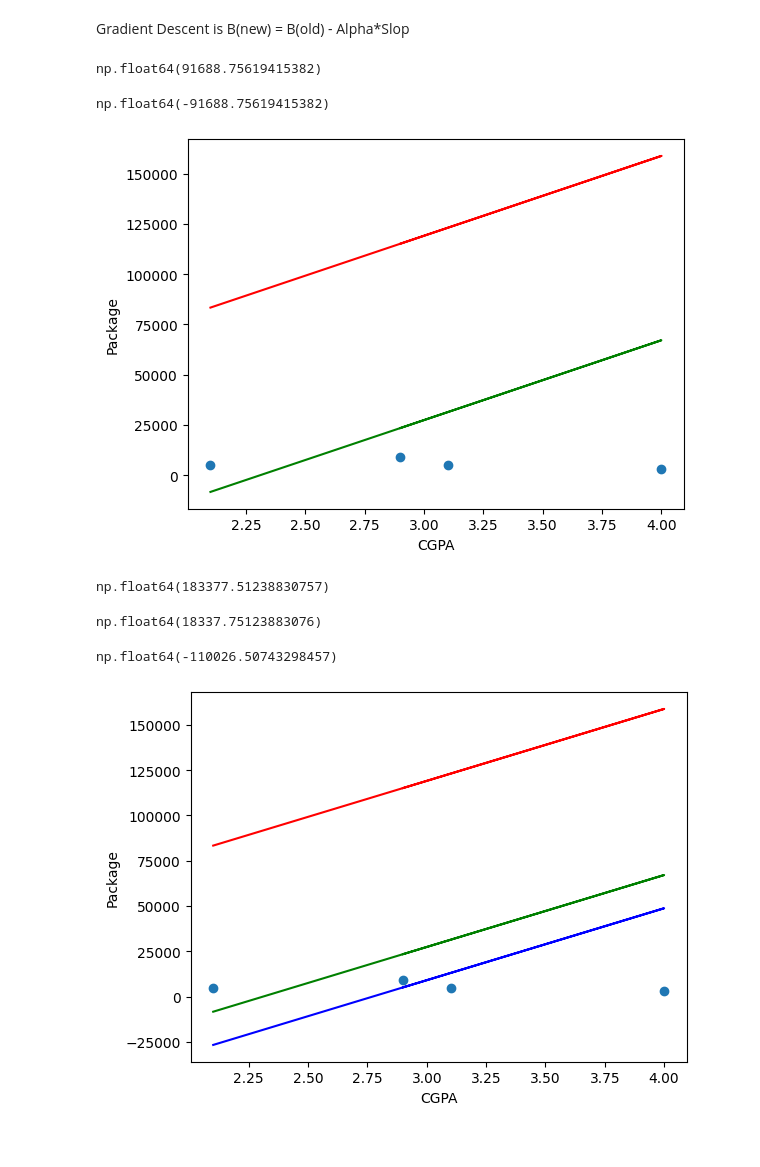
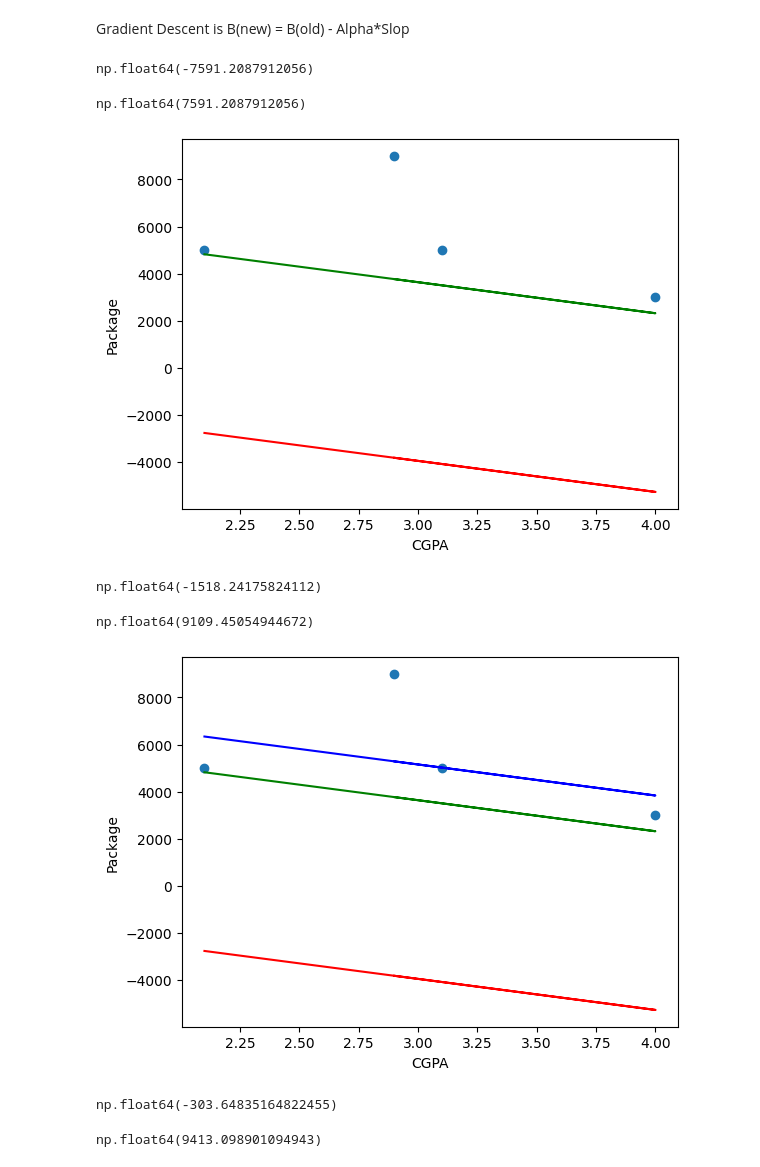
Before and after one commit to hafizzx/python-projects, a Jupyter notebook: Gradient_Descent_By_Formulas.ipynb, the cells around one changed output. Cells and saved outputs as stored; diff of their text form; code cells hidden in the pictures.

```diff
--- a/Gradient_Descent_By_Formulas.ipynb
+++ b/Gradient_Descent_By_Formulas.ipynb
@@ -82,7 +82,7 @@ plt.show()
 # %% [markdown]
 Gradient Descent is B(new) = B(old) - Alpha*Slop
 # %%
-m = 39706.09760089
+m = -1318.68131868
 b = 0
 slop = -2* np.sum((y - (m*X + b)))
 lr = 0.1
@@ -90,48 +90,47 @@ lr = 0.1
 step_size = lr*slop
 step_size
 # %% [output]
-np.float64(91688.75619415382)
+np.float64(-7591.2087912056)
 # %%
 b = b- step_size
 b
 # %% [output]
-np.float64(-91688.75619415382)
+np.float64(7591.2087912056)
 # %%
-y_pred1 = (39706.09760089 * X) + b
+y_pred1 = (-1318.68131868 * X) + b
 # %%
 plt.scatter(X,y)
-plt.plot(X, y_pred, color = 'red', label = '')
+plt.plot(X, y_pred, color = 'red', label = 'b = 39706.09760089')
 plt.plot(X, y_pred1, color = 'green', label = 'b = 0')
 plt.xlabel("CGPA")
 plt.ylabel("Package")
 plt.show()
 # %% [output]
-[figure, old version]
+[figure, new version]
 # %%
-slop = -2*np.sum((y -(m*X + b)))
+m = -1318.68131868
+b = 7591.2087912056
+slop = -2* np.sum((y - (m*X + b)))
+lr = 0.1
-# %%
-slop
-# %% [output]
-np.float64(183377.51238830757)
 # %%
 step_size = lr*slop
 step_size
 # %% [output]
-np.float64(18337.75123883076)
+np.float64(-1518.24175824112)
 # %%
-b = b - step_size
+b = b- step_size
 b
 # %% [output]
-np.float64(-110026.50743298457)
+np.float64(9109.45054944672)
 # %%
-y_pred2  = (39706.09760089 * X) + b
+y_pred2 = (-1318.68131868 * X) + b
 # %%
 plt.scatter(X,y)
-plt.plot(X, y_pred, color = 'red', label = '')
+plt.plot(X, y_pred, color = 'red', label = 'b = ')
 plt.plot(X, y_pred1, color = 'green', label = 'b = 0')
-plt.plot(X, y_pred2, color = 'blue', label = 'b = 0')
+plt.plot(X, y_pred2, color = 'blue', label = 'b = 7591.2087912056')
 plt.xlabel("CGPA")
 plt.ylabel("Package")
 plt.show()
 # %% [output]
-[figure, old version]
+[figure, new version]
@@ -137,0 +142,10 @@ plt.show()
+# %%
+step_size = lr*slop
+step_size
+# %% [output]
+np.float64(-303.64835164822455)
+# %%
+b = b- step_size
+b
+# %% [output]
+np.float64(9413.098901094943)
```
Also changed, not shown: parts of 6 cells of this notebook.
